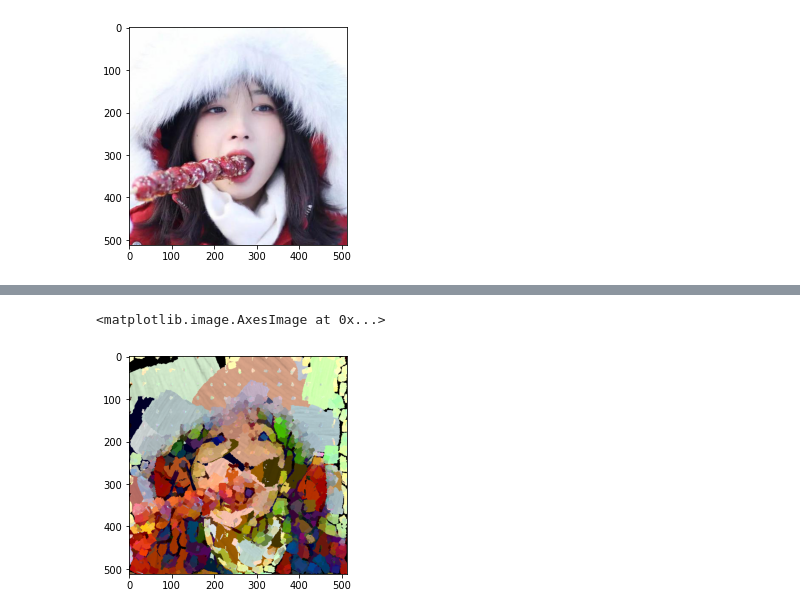
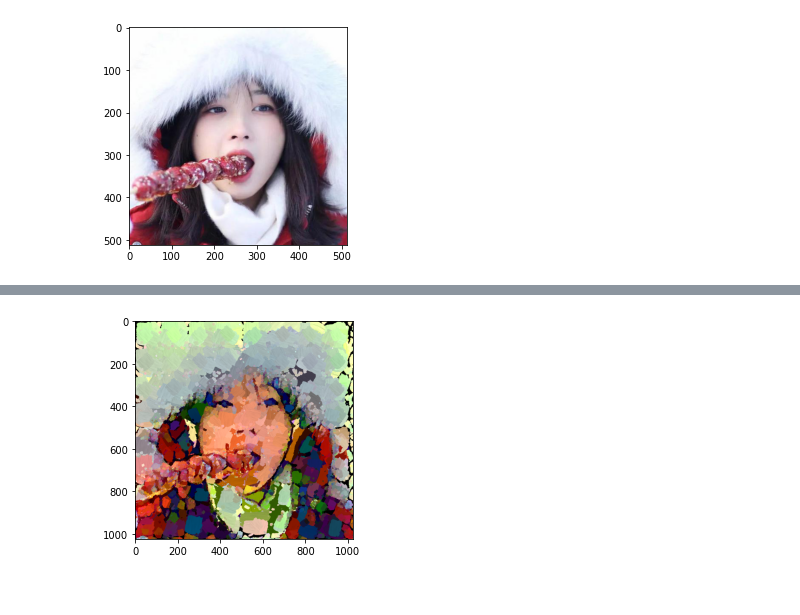
Before and after one commit to ChenWendi2001/neural-face-painting, a Jupyter notebook: style_transfer/NeuralStyleTransfer_transformer.ipynb, the cells around one changed output, grey strips where cells are left out. Cells and saved outputs as stored; diff of their text form; code cells hidden in the pictures.

```diff
--- a/style_transfer/NeuralStyleTransfer_transformer.ipynb
+++ b/style_transfer/NeuralStyleTransfer_transformer.ipynb
@@ -21,7 +20,7 @@ from collections import OrderedDict
 Populating the interactive namespace from numpy and matplotlib
 # %%
 # pre and post processing for images
-img_size = 512
+img_size = 1024
 prep = transforms.Compose([transforms.Resize([img_size, img_size]),
                            transforms.ToTensor(),
                            transforms.Lambda(lambda x: x[torch.LongTensor([2,1,0])]), #turn to BGR
@@ -143,7 +148,11 @@ while n_iter[0] <= max_iter:
 
     optimizer.step(closure)
 
+    if n_iter[0] % 20 == 1:
+        postp(prep_render(render(strokes())).cpu()).save(f"{n_iter[0]}.png")
+
 #display result
 out_img = postp(prep_render(render(strokes())).cpu())
 imshow(out_img)
+out_img.save("output.png")
 # %% [output]
@@ -167,5 +176,4 @@ Iteration: 200, loss: 522660448.000000
-<matplotlib.image.AxesImage at 0x...>
-[figure, old version]
+[figure, new version]
 # %%
 out_img = postp(prep_render(pseudo_render(strokes())).cpu())
 imshow(out_img)
```
Also changed, not shown: parts of 7 cells of this notebook, 2 other files.
